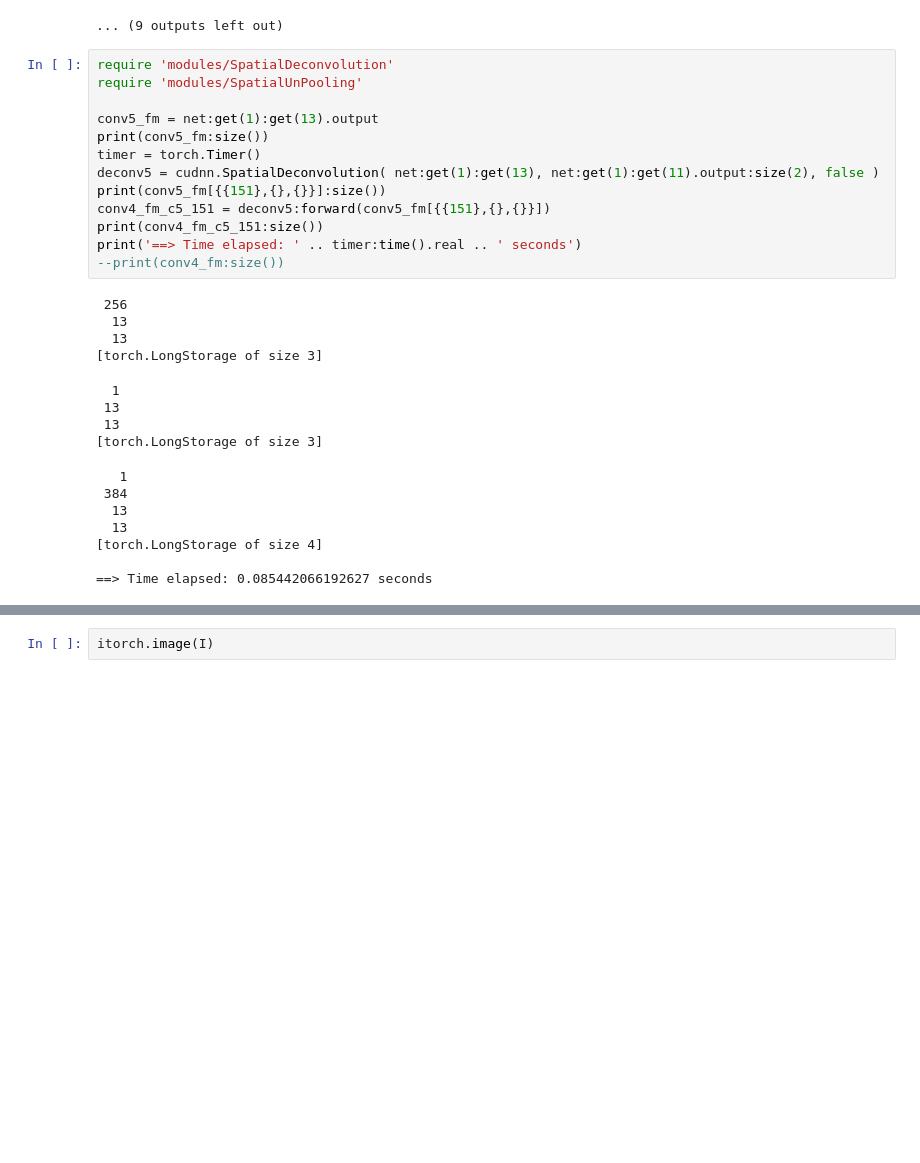
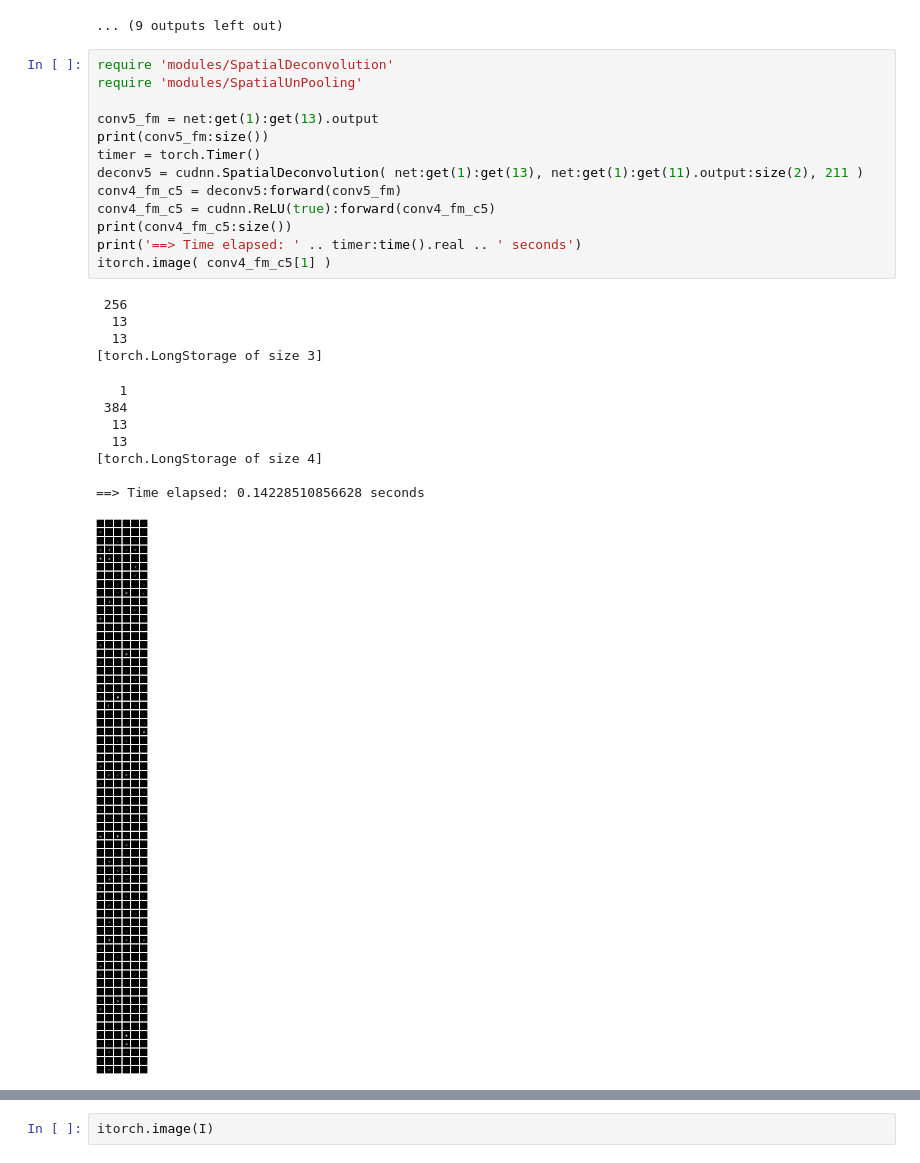
Before and after one commit to meteora9479/visualization_test, a Jupyter notebook: visualize_zeilerNet.ipynb, the cells around one changed output, grey strips where cells are left out. Drawn from its saved outputs; the diff is of its cells as text; blank space fills up the shorter version.

Commit message:
finish deconv5_test

```diff
--- a/visualize_zeilerNet.ipynb
+++ b/visualize_zeilerNet.ipynb
@@ -293,31 +293,28 @@ weight_offset : 14112
 # %%
 require 'modules/SpatialDeconvolution'
 require 'modules/SpatialUnPooling'
 
 conv5_fm = net:get(1):get(13).output
 print(conv5_fm:size())
 timer = torch.Timer()
-deconv5 = cudnn.SpatialDeconvolution( net:get(1):get(13), net:get(1):get(11).output:size(2), false )
-print(conv5_fm[{{151},{},{}}]:size())
-conv4_fm_c5_151 = deconv5:forward(conv5_fm[{{151},{},{}}])
-print(conv4_fm_c5_151:size())
+deconv5 = cudnn.SpatialDeconvolution( net:get(1):get(13), net:get(1):get(11).output:size(2), 211 )
+conv4_fm_c5 = deconv5:forward(conv5_fm)
+conv4_fm_c5 = cudnn.ReLU(true):forward(conv4_fm_c5)
+print(conv4_fm_c5:size())
 print('==> Time elapsed: ' .. timer:time().real .. ' seconds')
---print(conv4_fm:size())
+itorch.image( conv4_fm_c5[1] )
 # %% [output]
  256
   13
   13
 [torch.LongStorage of size 3]
-  1
- 13
- 13
-[torch.LongStorage of size 3]
+   1
+ 384
+  13
+  13
+[torch.LongStorage of size 4]
+
+==> Time elapsed: 0.14228510856628 seconds
-   1
- 384
-  13
-  13
-[torch.LongStorage of size 4]
-
-==> Time elapsed: 0.085442066192627 seconds
+[figure, added]
 # %%
 timer = torch.Timer()
```
Also changed, not shown: parts of 8 cells of this notebook, 2 other files.
